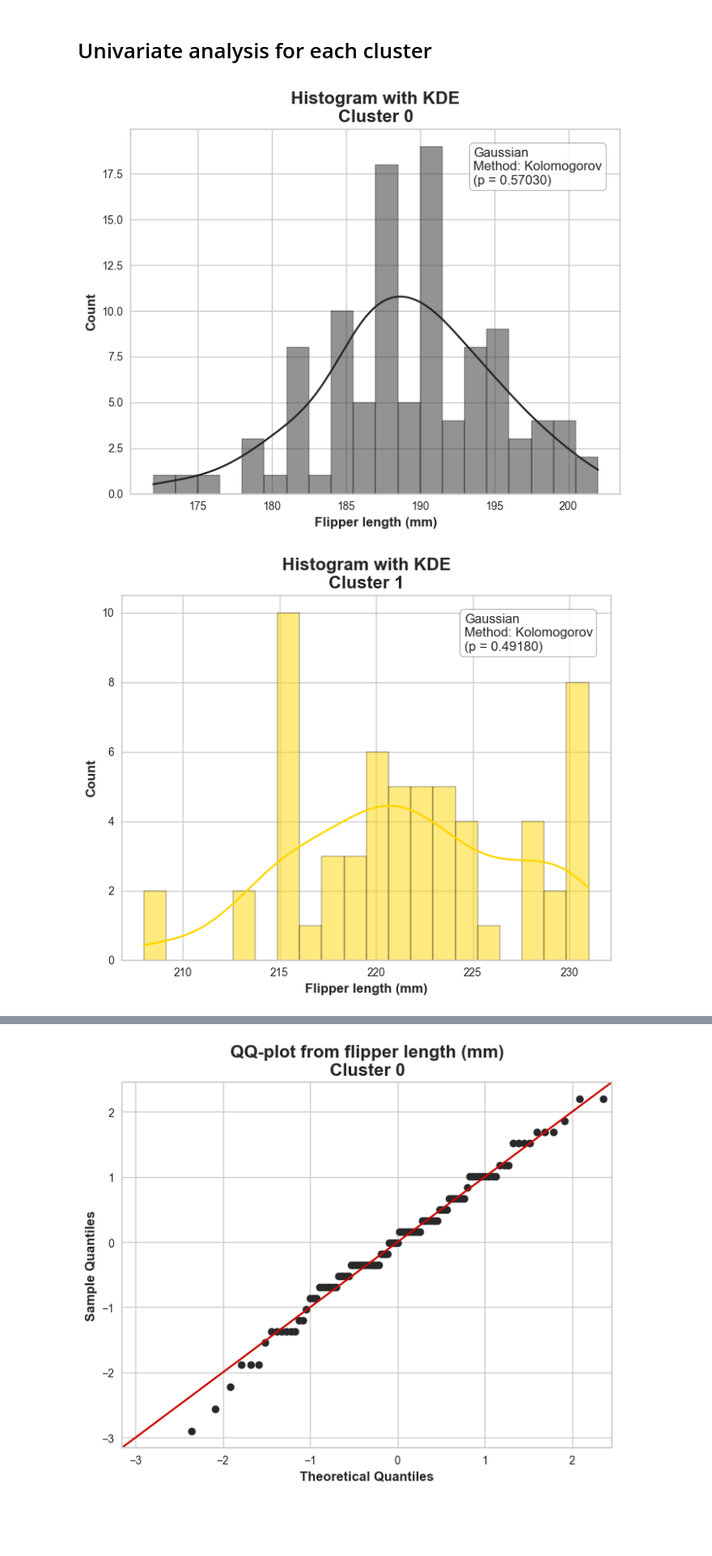
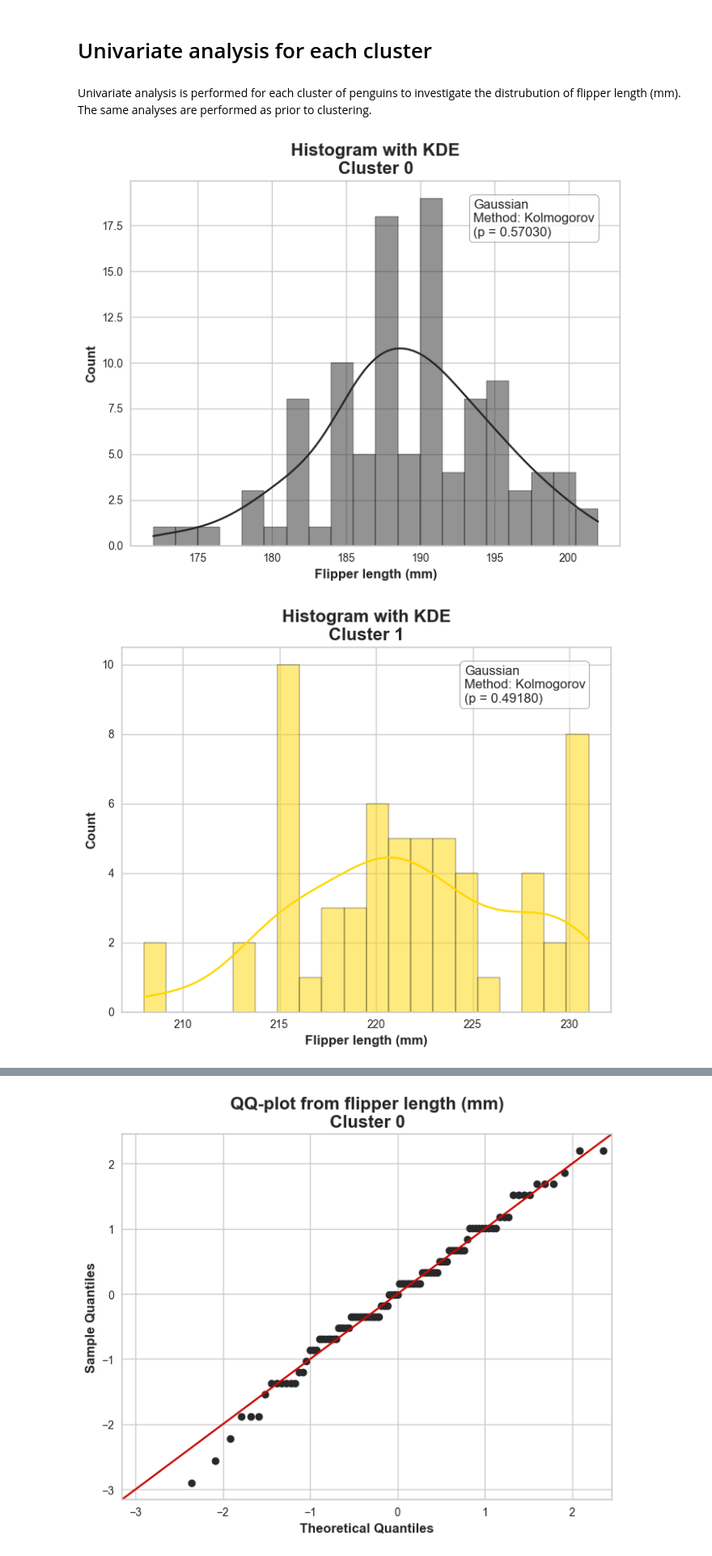
Before and after one commit to 1markmus/Clustering-of-penguins, a Jupyter notebook: Clustering penguins.ipynb, the cells around one changed output, grey strips where cells are left out. Shown: that part at 81% size. Cells and saved outputs as stored; diff of their text form; code cells hidden in the pictures; blank space fills up the shorter version.

```diff
--- a/Clustering penguins.ipynb
+++ b/Clustering penguins.ipynb
@@ -201,7 +201,7 @@ if len(penguins) > 50:
     ks = kstest(penguins["flipper_length_mm"], "norm", args=(mean, std))
 
     # Method
-    method = "Kolomogorov"
+    method = "Kolmogorov"
 
     # p-value
     gauss = ks.pvalue
@@ -515,6 +515,8 @@ plt.show()
 [figure]
 # %% [markdown]
 # Univariate analysis for each cluster
+# %% [markdown]
+Univariate analysis is performed for each cluster of penguins to investigate the distrubution of flipper length (mm). The same analyses are performed as prior to clustering.
 # %%
 # Test for gaussian distribution
 for i in range(num_clusters):
@@ -524,7 +526,7 @@ for i in range(num_clusters):
         ks = kstest(penguins[penguins["Cluster"] == i]["flipper_length_mm"], "norm", args=(mean, std))
 
         # Method
-        method = "Kolomogorov"
+        method = "Kolmogorov"
 
         # p-value
         gauss = ks.pvalue
@@ -572,32 +574,32 @@ for i in range(num_clusters):
     ax.text(
         0.70,
         0.95,
         cluster_text,
         transform=ax.transAxes,
         fontsize=12,
         verticalalignment='top',
         bbox=cluster_props
     )
 
     # Title
     plt.title(
         f'Histogram with KDE\nCluster {i}',
         fontweight = "bold",
         fontsize = 16
     )
 
     # Axis labels
     plt.xlabel(
         "Flipper length (mm)",
         fontweight = "bold",
         fontsize = 12
     )
     plt.ylabel(
         "Count",
         fontweight = "bold",
         fontsize = 12
     )
     plt.show()
 # %% [output]
-[figure, old version]
+[figure, new version]
-[figure, old version]
+[figure, new version]
```
Also changed, not shown: parts of 12 cells of this notebook.
